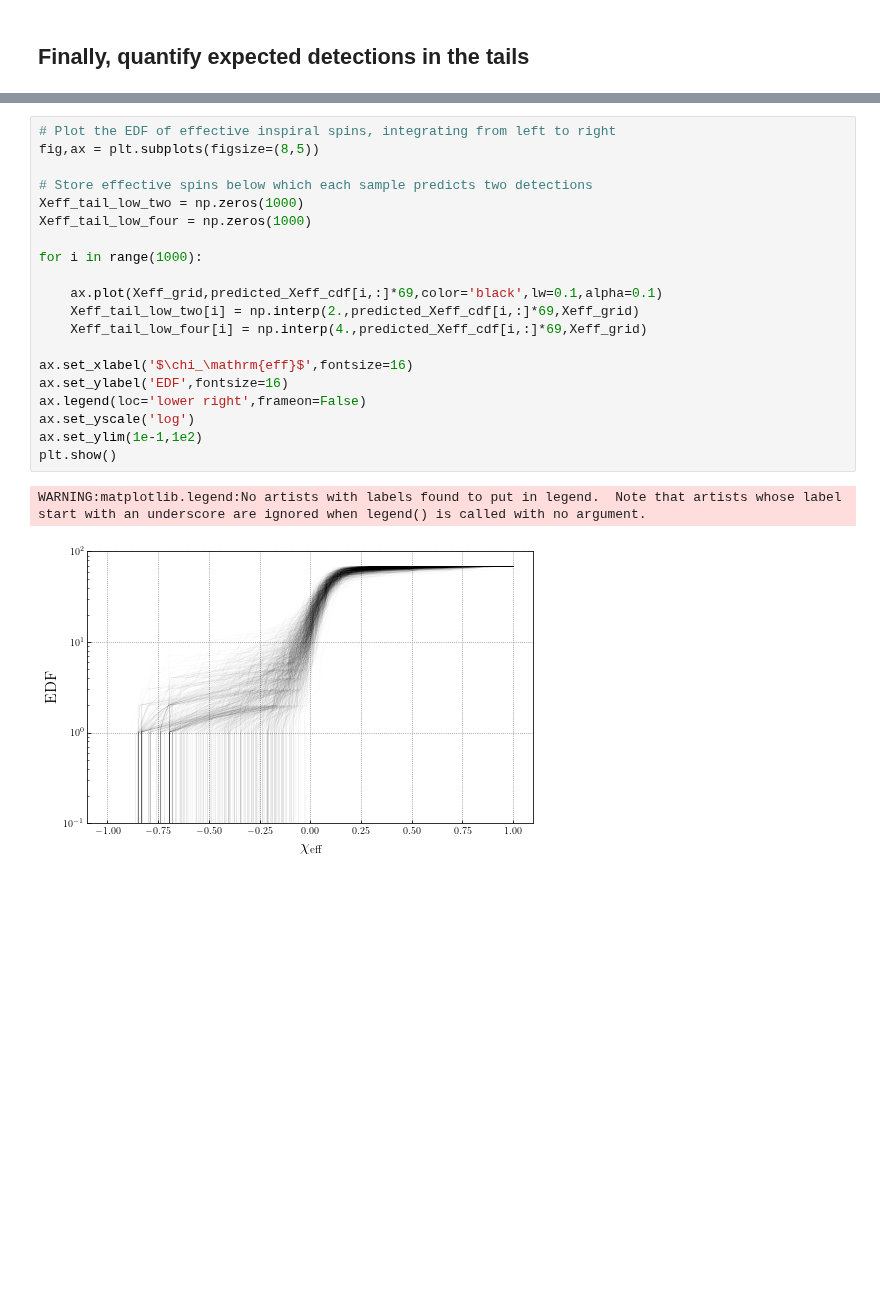
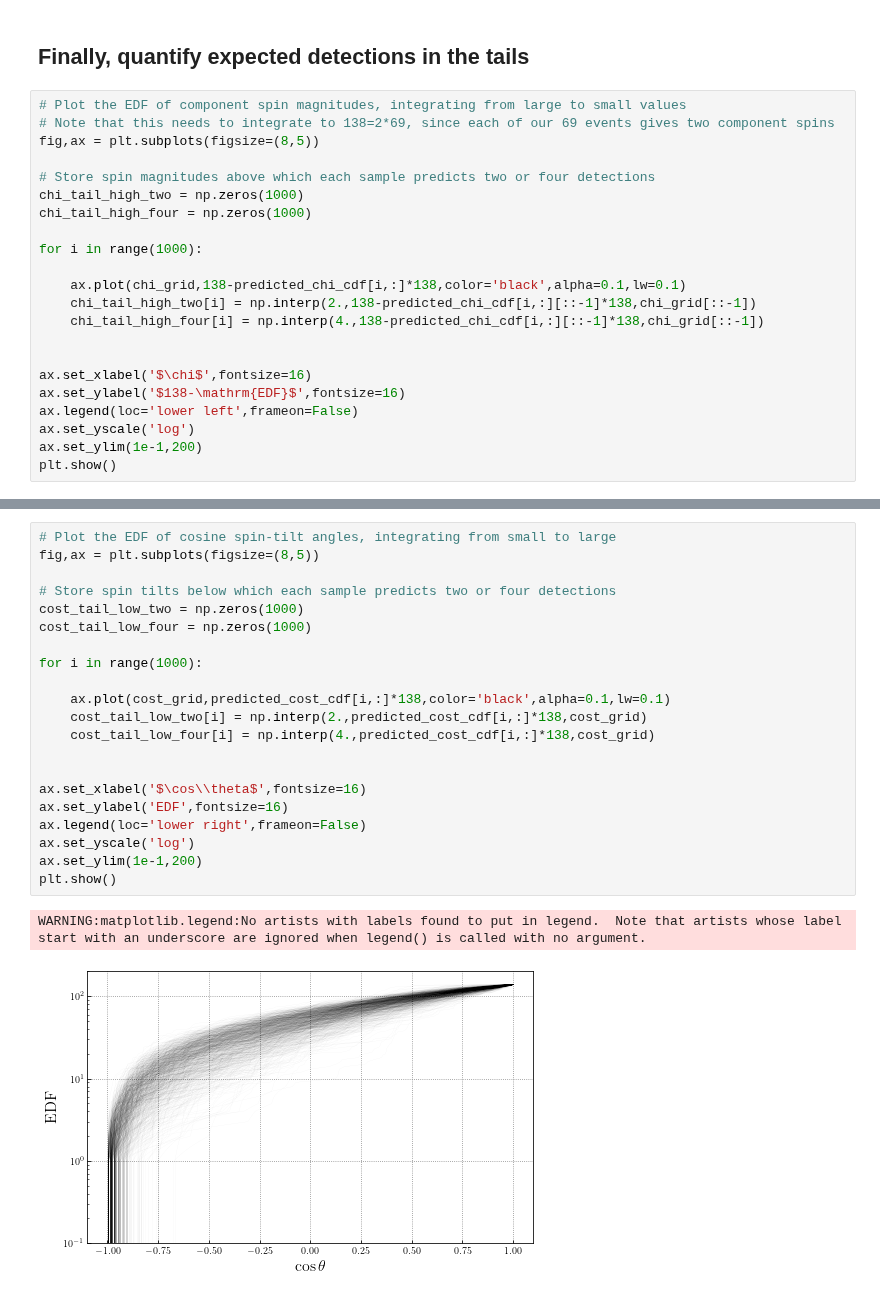
Before and after one commit to tcallister/autoregressive-bbh-inference, a Jupyter notebook: figures/make_figure_23.ipynb, the cells around one changed output, grey strips where cells are left out. Drawn from its saved outputs; the diff is of its cells as text; blank space fills up the shorter version.

```diff
--- a/figures/make_figure_23.ipynb
+++ b/figures/make_figure_23.ipynb
@@ -219,2 +353,24 @@ plt.show()
 # %% [markdown]
 ## Finally, quantify expected detections in the tails
+# %%
+# Plot the EDF of component spin magnitudes, integrating from large to small values
+# Note that this needs to integrate to 138=2*69, since each of our 69 events gives two component spins
+fig,ax = plt.subplots(figsize=(8,5))
+
+# Store spin magnitudes above which each sample predicts two or four detections
+chi_tail_high_two = np.zeros(1000)
+chi_tail_high_four = np.zeros(1000)
+
+for i in range(1000):
+
+    ax.plot(chi_grid,138-predicted_chi_cdf[i,:]*138,color='black',alpha=0.1,lw=0.1)
+    chi_tail_high_two[i] = np.interp(2.,138-predicted_chi_cdf[i,:][::-1]*138,chi_grid[::-1])
+    chi_tail_high_four[i] = np.interp(4.,138-predicted_chi_cdf[i,:][::-1]*138,chi_grid[::-1])
+
+
+ax.set_xlabel('$\chi$',fontsize=16)
+ax.set_ylabel('$138-\mathrm{EDF}$',fontsize=16)
+ax.legend(loc='lower left',frameon=False)
+ax.set_yscale('log')
+ax.set_ylim(1e-1,200)
+plt.show()
@@ -221,24 +386,25 @@ plt.show()
 # %%
-# Plot the EDF of effective inspiral spins, integrating from left to right
+# Plot the EDF of cosine spin-tilt angles, integrating from small to large
 fig,ax = plt.subplots(figsize=(8,5))
 
-# Store effective spins below which each sample predicts two detections
-Xeff_tail_low_two = np.zeros(1000)
-Xeff_tail_low_four = np.zeros(1000)
+# Store spin tilts below which each sample predicts two or four detections
+cost_tail_low_two = np.zeros(1000)
+cost_tail_low_four = np.zeros(1000)
 
 for i in range(1000):
 
-    ax.plot(Xeff_grid,predicted_Xeff_cdf[i,:]*69,color='black',lw=0.1,alpha=0.1)
-    Xeff_tail_low_two[i] = np.interp(2.,predicted_Xeff_cdf[i,:]*69,Xeff_grid)
-    Xeff_tail_low_four[i] = np.interp(4.,predicted_Xeff_cdf[i,:]*69,Xeff_grid)
+    ax.plot(cost_grid,predicted_cost_cdf[i,:]*138,color='black',alpha=0.1,lw=0.1)
+    cost_tail_low_two[i] = np.interp(2.,predicted_cost_cdf[i,:]*138,cost_grid)
+    cost_tail_low_four[i] = np.interp(4.,predicted_cost_cdf[i,:]*138,cost_grid)
 
-ax.set_xlabel('$\chi_\mathrm{eff}$',fontsize=16)
+
+ax.set_xlabel('$\cos\\theta$',fontsize=16)
 ax.set_ylabel('EDF',fontsize=16)
 ax.legend(loc='lower right',frameon=False)
 ax.set_yscale('log')
-ax.set_ylim(1e-1,1e2)
+ax.set_ylim(1e-1,200)
 plt.show()
 # %% [output]
 WARNING:matplotlib.legend:No artists with labels found to put in legend.  Note that artists whose label start with an underscore are ignored when legend() is called with no argument.
-[figure, old version]
+[figure, new version]
 # %%
```
Also changed, not shown: parts of 16 cells of this notebook, 18 other files.
